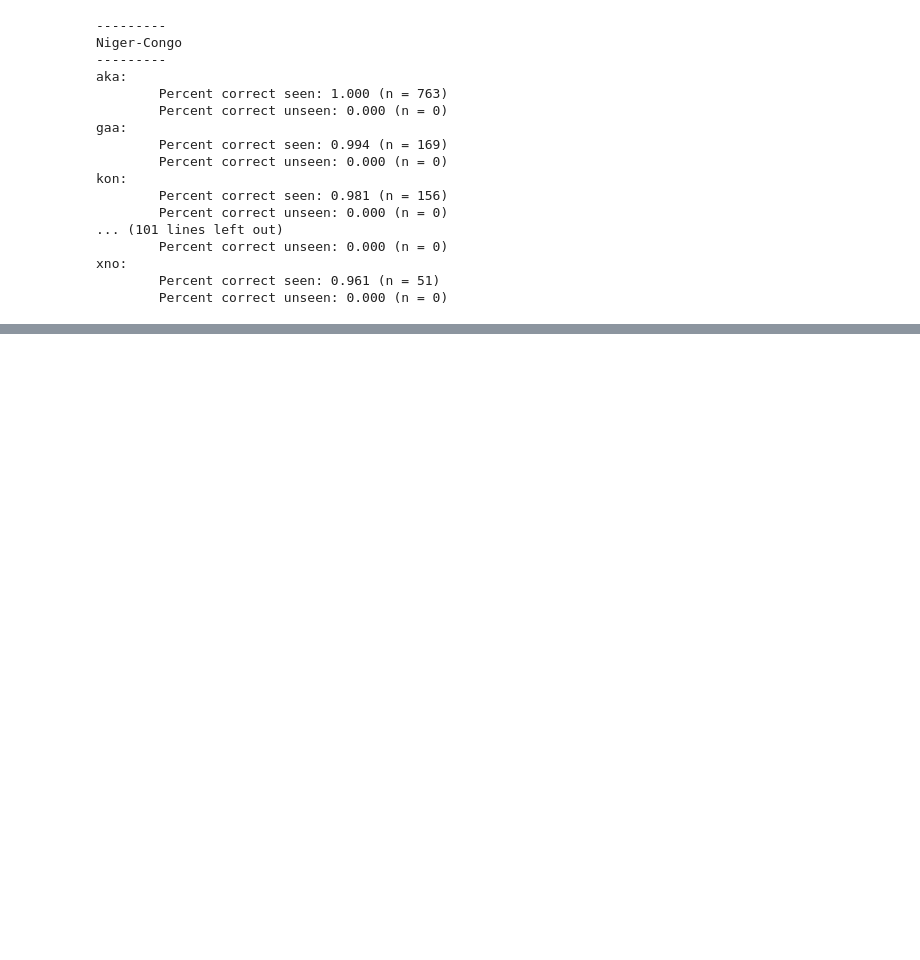
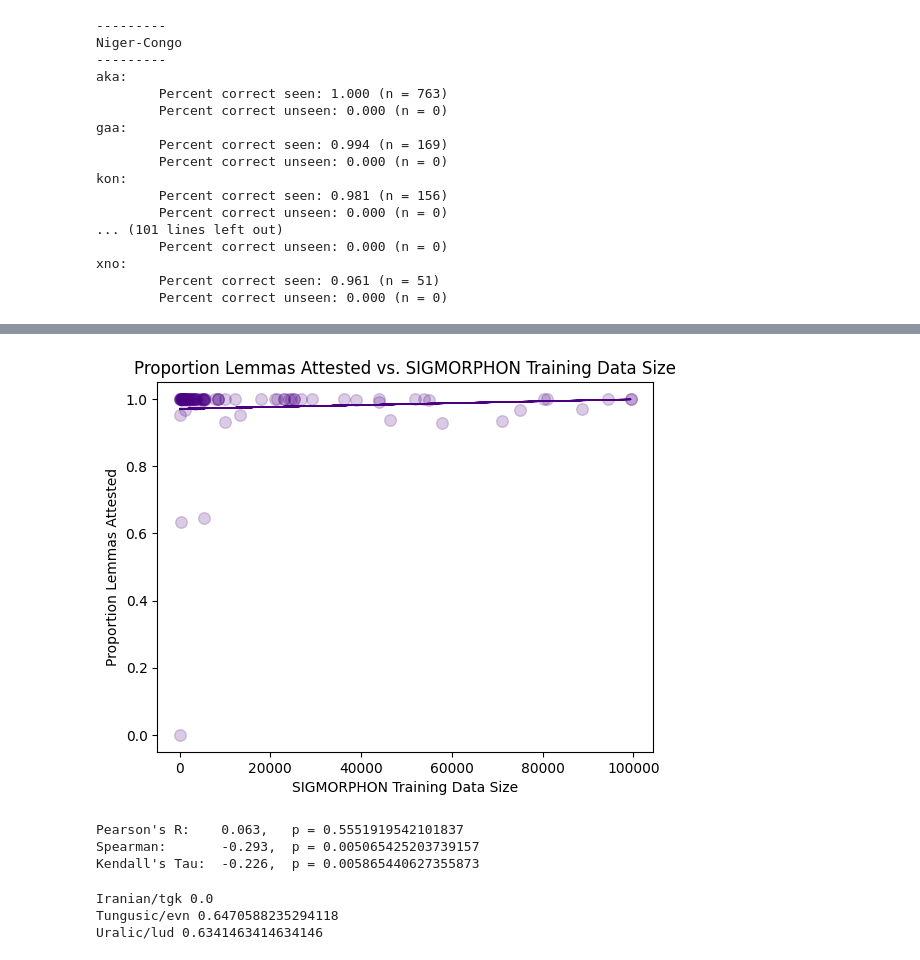
Before and after one commit to paynesa/qp2, a Jupyter notebook: code/SIGMORPHON_overlap.ipynb, the cells around one changed output, grey strips where cells are left out. Drawn from its saved outputs; the diff is of its cells as text; code cells hidden in the pictures; blank space fills up the shorter version.

Commit message:
plot SIGMORPHON lemma overlap distributions

```diff
--- a/code/SIGMORPHON_overlap.ipynb
+++ b/code/SIGMORPHON_overlap.ipynb
@@ -9,6 +9,5 @@ import seaborn as sns
 from src.data_exploration import *
 from src.visualization import *
 
-PATH_TO_GOLDMAN_DATA = "data/LemmaSplitting/LemmaSplitData"
-PATH_TO_SIGMORPHON22 = "data/2022InflectionST/part1/development_languages"
+PATH_TO_SIGMORPHON20 = "data/SIGMORPHON2020/train"
 PATH_TO_DECODE = "replication/sigmorphon_decode"
@@ -73,0 +81,21 @@ xno:
+# %%
+# Is there a relationship between lemma overlap and training size?
+trn_sz, overlap, languages = run_correlation(PATH_TO_SIGMORPHON20, train_size, lemma_overlap)
+plot_stats(trn_sz,
+           overlap,
+           "SIGMORPHON Training Data Size",
+           "Proportion Lemmas Attested")
+# %% [output]
+[figure, added]
+Pearson's R:    0.063,   p = 0.5551919542101837
+Spearman:       -0.293,  p = 0.005065425203739157
+Kendall's Tau:  -0.226,  p = 0.005865440627355873
+# %%
+# Let's figure out what the outliers are from the plot above
+for lang, ovlp in zip(languages, overlap):
+    if ovlp < 0.8:
+        print(lang, ovlp)
+# %% [output]
+Iranian/tgk 0.0
+Tungusic/evn 0.6470588235294118
+Uralic/lud 0.6341463414634146
```
Also changed, not shown: parts of 3 cells of this notebook, 3 other files.
